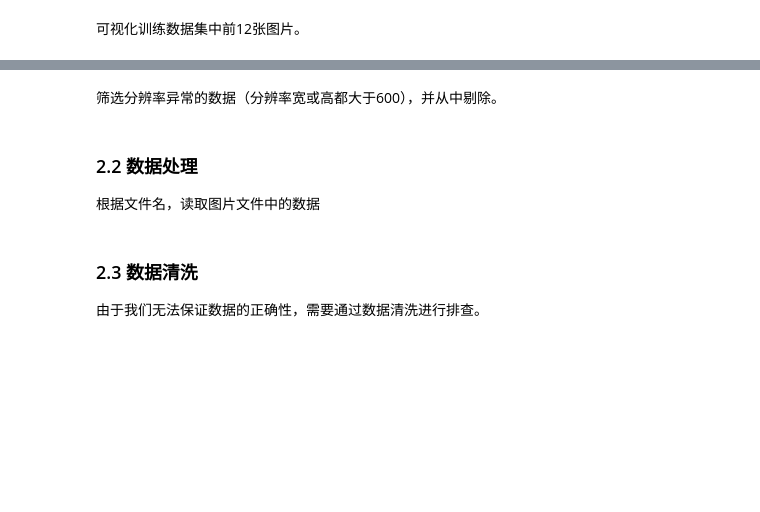
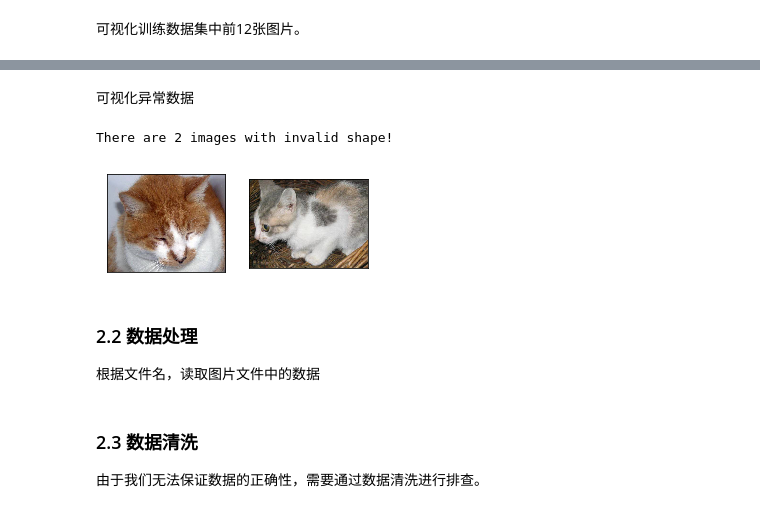
Before and after one commit to SimonLeeGit/udacity_project, a Jupyter notebook: dogs_vs_cats/bottleneck_features.ipynb, the cells around one changed output, grey strips where cells are left out. Saved outputs shown, nothing was run; the diff lists cells and outputs as text; code cells hidden in the pictures; blank space fills up the shorter version.

```diff
--- a/dogs_vs_cats/bottleneck_features.ipynb
+++ b/dogs_vs_cats/bottleneck_features.ipynb
@@ -152,16 +142,21 @@ plt.show()
-# %% [markdown]
-筛选分辨率异常的数据（分辨率宽或高都大于600），并从中剔除。
+# %% [markdown]
+可视化异常数据
 # %%
 # 筛选分辨率异常的数据
 ids = []
 for i in range(len(train_files)):
     if train_X[i] > 600 or train_Y[i] > 600:
         ids.append(i)
 print("There are {} images with invalid shape!".format(len(ids)))
 
-# 从训练集中删除分辨率异常的数据
+# 可视化分辨率异常的数据
+fig = plt.figure(figsize=(20, 10))
 for i in range(len(ids)):
-    del train_files[i]
+    ax = fig.add_subplot(4, 8, i + 1, xticks=[], yticks=[])
+    visualize_img(train_files[i], ax)
+# %% [output]
+There are 2 images with invalid shape!
+[figure, added]
 # %% [markdown]
 ### 2.2 数据处理
 
```
Also changed, not shown: parts of 17 cells of this notebook.
